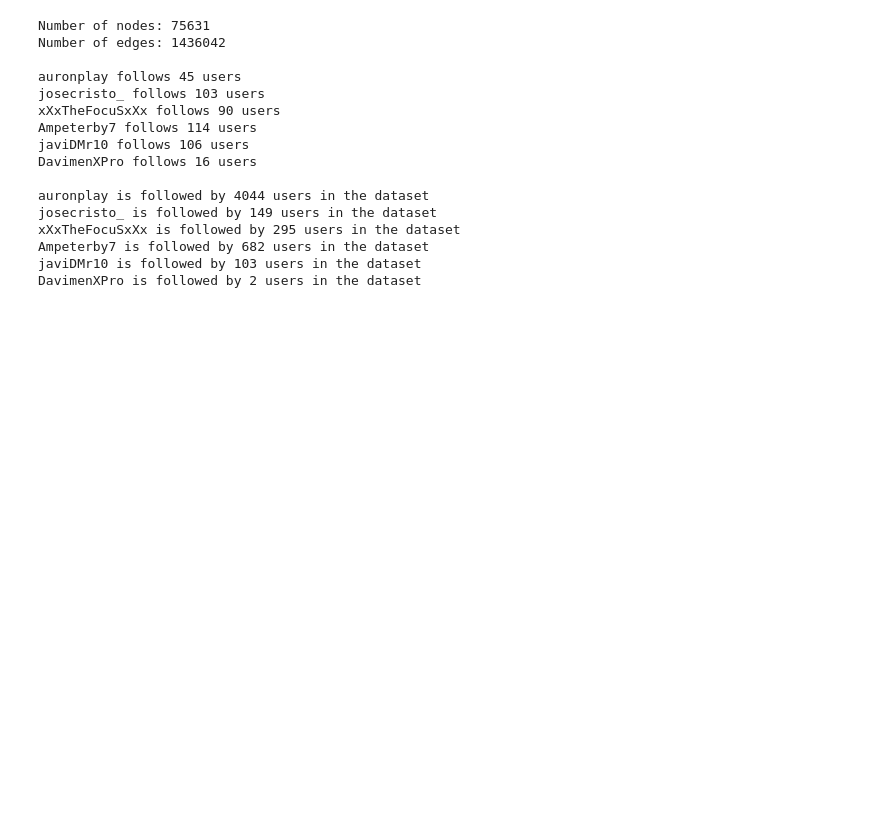
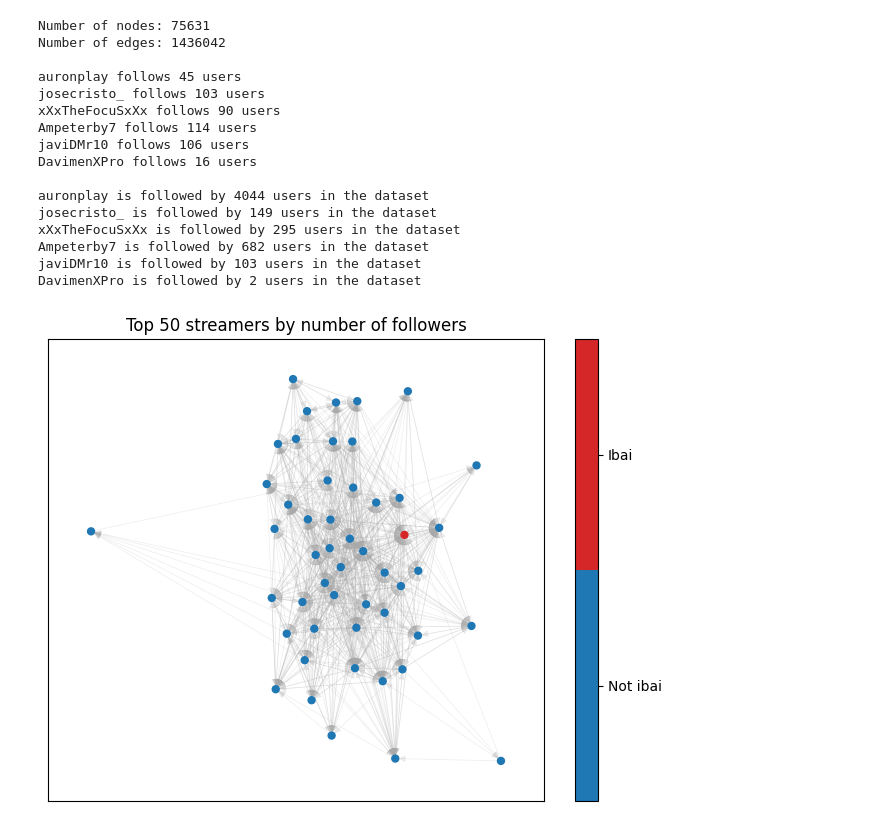
Before and after one commit to Enver-group/twitch-web-analytics, a Jupyter notebook: notebooks/3-simon-graph-exploration.ipynb, the cells around one changed output. Cells and saved outputs as stored; diff of their text form; code cells hidden in the pictures; blank space fills up the shorter version.

Commit message:
edit to graph exploration notebooks

```diff
--- a/notebooks/3-simon-graph-exploration.ipynb
+++ b/notebooks/3-simon-graph-exploration.ipynb
@@ -75,3 +75,38 @@ xXxTheFocuSxXx is followed by 295 users in the dataset
 Ampeterby7 is followed by 682 users in the dataset
 javiDMr10 is followed by 103 users in the dataset
 DavimenXPro is followed by 2 users in the dataset
+# %%
+from src.utils import remove_outside_follows, df_to_nx
+small_df = remove_outside_follows(
+    df[(~df.user_follows.isnull())&(~df.num_followers.isnull())]
+).sort_values("num_followers",ascending=False)
+small_G = df_to_nx(small_df.head(50) )
+# %%
+import matplotlib.pyplot as plt
+import matplotlib as mpl
+
+# default matplotlib style
+plt.style.use('default')
+
+# set background color of figure to be white
+plt.rcParams['figure.facecolor'] = 'white'
+
+groups = [small_G.nodes[n]["name"].lower()=="ibai" for n in small_G.nodes]
+group_map = {"Ibai":1, "Not ibai":0}
+
+cmap = mpl.colors.ListedColormap(["tab:blue", "tab:red", ])#"tab:green", "tab:orange"])
+norm = mpl.colors.BoundaryNorm(np.arange(0,cmap.N), cmap.N)
+
+fig, ax = plt.subplots(1,1,figsize=(8,6))
+
+# pos = nx.spring_layout(small_G)
+pos = nx.spring_layout(small_G)
+nx.draw_networkx_edges(small_G, pos,node_size=25,alpha=0.2,width=0.5,edge_color='darkgrey', ax=ax)
+nx.draw_networkx_nodes(small_G, pos, node_size=25, node_color=groups, cmap=cmap, ax=ax)
+ax.set_title("Top 50 streamers by number of followers");
+
+cbar = fig.colorbar(ax.collections[0], ticks=np.arange(0.5,cmap.N)/cmap.N,orientation='vertical')
+cbar.set_ticklabels(sorted(group_map,key=lambda k: group_map[k]))
+plt.show()
+# %% [output]
+[figure, added]
```
Also changed, not shown: 2 other files.
